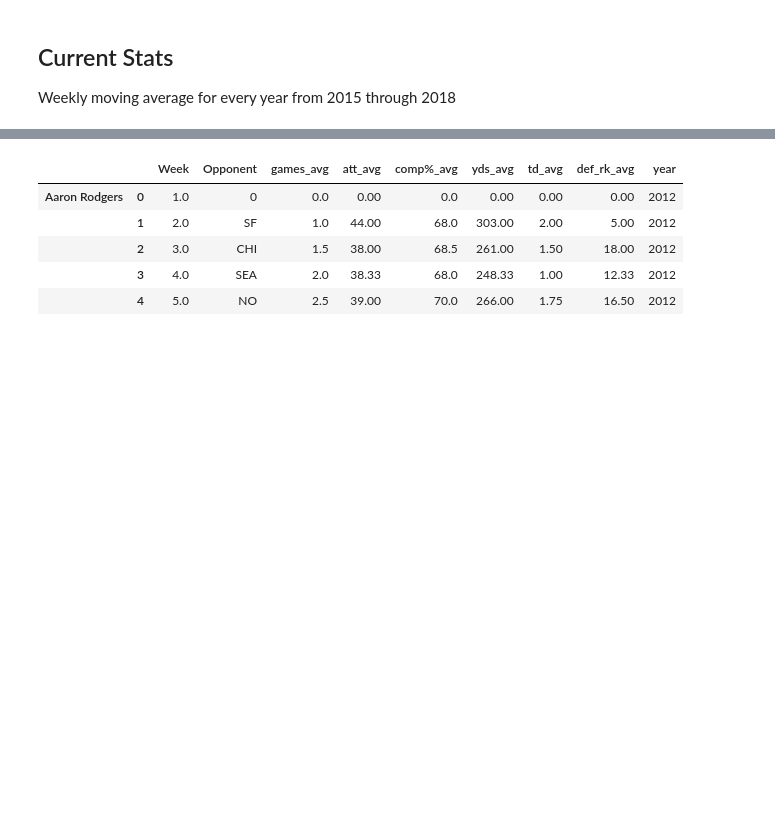
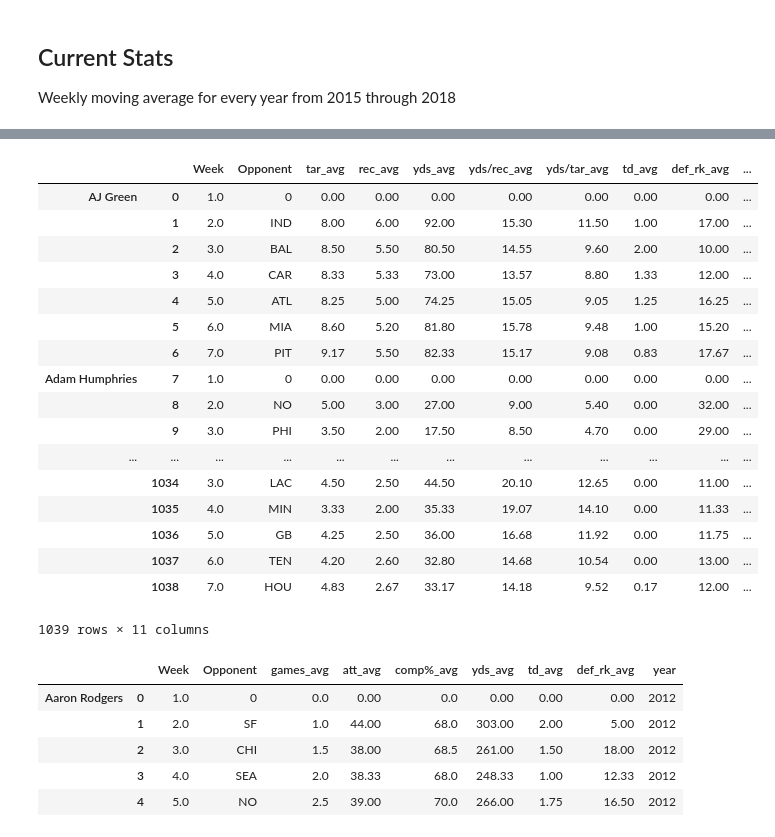
Before and after one commit to bobbdyai73/draftkings, a Jupyter notebook: feature_engineering.ipynb, the cells around one changed output, grey strips where cells are left out. Drawn from its saved outputs; the diff is of its cells as text; code cells hidden in the pictures; blank space fills up the shorter version.

```diff
--- a/feature_engineering.ipynb
+++ b/feature_engineering.ipynb
@@ -215,21 +231,29 @@ def insert_data (grouped_df):
     new_df = pd.DataFrame(index=grouped_df.index)
     for col in grouped_df: # Iterate through every attribute in the team_stats dataframe
         points=[]  # Create an empty list to hold the season average of the current attribute
+        if col not in ['games', 'h/a_1','surface_0','points']:
+            for player in grouped_df.index.levels[0]:  # Iterate through every player in the team_stats df
+                total =[]# create an empty list to hold the weekly attributes valu3
 
-        for player in grouped_df.index.levels[0]:  # Iterate through every player in the team_stats df
-            total =[]# create an empty list to hold the weekly attributes valu3
+                for week in grouped_df.loc[player].index: # Iterate throough every week for the current player
+                    total.append(grouped_df.loc[player].loc[week][col]) # Add player's value for the current week's attribute to the total list
+                    points.append(round(np.mean(total),2))  # Add the average of the total list to the season average list
 
-            for week in grouped_df.loc[player].index: # Iterate throough every week for the current player
-                total.append(grouped_df.loc[player].loc[week][col]) # Add player's value for the current week's attribute to the total list
-                points.append(round(np.mean(total),2))  # Add the average of the total list to the season average list
+            new_df['{}_avg'.format(col.lower())] = points # Insert season average list for current attribute into the current stats dataframe
+        else:
+            for player in grouped_df.index.levels[0]:  # Iterate through every player in the team_stats df
+                total =[]# create an empty list to hold the weekly attributes valu3
 
-        new_df['{}_avg'.format(col.lower())] = points # Insert season average list for current attribute into the current stats dataframe
+                for week in grouped_df.loc[player].index: # Iterate throough every week for the current player
+                    total.append(grouped_df.loc[player].loc[week][col]) # Add player's value for the current week's attribute to the total list
+
+            new_df['{}'.format(col.lower())] = total # Insert season average list for current attribute into the current stats dataframe
     return new_df
 # %%
-weekly_2012 = insert_data(qb_group['player_2012'])
-weekly_2013 = insert_data(qb_group['player_2013'])
-weekly_2014 = insert_data(qb_group['player_2014'])
-weekly_2015 = insert_data(qb_group['player_2015'])
-weekly_2016 = insert_data(qb_group['player_2016'])
-weekly_2017 = insert_data(qb_group['player_2017'])
-weekly_2018 = insert_data(qb_group['player_2018'])
+weekly_2012 = insert_data(qb_group['player_2012.0'])
+weekly_2013 = insert_data(qb_group['player_2013.0'])
+weekly_2014 = insert_data(qb_group['player_2014.0'])
+weekly_2015 = insert_data(qb_group['player_2015.0'])
+weekly_2016 = insert_data(qb_group['player_2016.0'])
+weekly_2017 = insert_data(qb_group['player_2017.0'])
+weekly_2018 = insert_data(qb_group['player_2018.0'])
@@ -236 +262,3 @@ weekly_2018 = insert_data(qb_group['player_2018'])
+# %%
+weekly_2018[] = wr_group['player_2018.0']['games']
 # %%
@@ -273,6 +311,29 @@ player_2015_shifted['year']=2015
 player_2016_shifted['year']=2016
 player_2017_shifted['year']=2017
 player_2018_shifted['year']=2018
+# %%
+player_2018_shifted['games'] = wr_group['player_2018.0']['games'].values
+# %%
+player_2018_shifted
+# %% [output]
+|  |  | Week | Opponent | tar_avg | rec_avg | yds_avg | yds/rec_avg | yds/tar_avg | td_avg | def_rk_avg | ... |
+| AJ Green | 0 | 1.0 | 0 | 0.00 | 0.00 | 0.00 | 0.00 | 0.00 | 0.00 | 0.00 | ... |
+|  | 1 | 2.0 | IND | 8.00 | 6.00 | 92.00 | 15.30 | 11.50 | 1.00 | 17.00 | ... |
+|  | 2 | 3.0 | BAL | 8.50 | 5.50 | 80.50 | 14.55 | 9.60 | 2.00 | 10.00 | ... |
+|  | 3 | 4.0 | CAR | 8.33 | 5.33 | 73.00 | 13.57 | 8.80 | 1.33 | 12.00 | ... |
+|  | 4 | 5.0 | ATL | 8.25 | 5.00 | 74.25 | 15.05 | 9.05 | 1.25 | 16.25 | ... |
+|  | 5 | 6.0 | MIA | 8.60 | 5.20 | 81.80 | 15.78 | 9.48 | 1.00 | 15.20 | ... |
+|  | 6 | 7.0 | PIT | 9.17 | 5.50 | 82.33 | 15.17 | 9.08 | 0.83 | 17.67 | ... |
+| Adam Humphries | 7 | 1.0 | 0 | 0.00 | 0.00 | 0.00 | 0.00 | 0.00 | 0.00 | 0.00 | ... |
+|  | 8 | 2.0 | NO | 5.00 | 3.00 | 27.00 | 9.00 | 5.40 | 0.00 | 32.00 | ... |
+|  | 9 | 3.0 | PHI | 3.50 | 2.00 | 17.50 | 8.50 | 4.70 | 0.00 | 29.00 | ... |
+| ... | ... | ... | ... | ... | ... | ... | ... | ... | ... | ... | ... |
+|  | 1034 | 3.0 | LAC | 4.50 | 2.50 | 44.50 | 20.10 | 12.65 | 0.00 | 11.00 | ... |
+|  | 1035 | 4.0 | MIN | 3.33 | 2.00 | 35.33 | 19.07 | 14.10 | 0.00 | 11.33 | ... |
+|  | 1036 | 5.0 | GB | 4.25 | 2.50 | 36.00 | 16.68 | 11.92 | 0.00 | 11.75 | ... |
+|  | 1037 | 6.0 | TEN | 4.20 | 2.60 | 32.80 | 14.68 | 10.54 | 0.00 | 13.00 | ... |
+|  | 1038 | 7.0 | HOU | 4.83 | 2.67 | 33.17 | 14.18 | 9.52 | 0.17 | 12.00 | ... |
+1039 rows × 11 columns
 # %%
 player_weekly_avg = pd.concat([player_2012_shifted,player_2013_shifted, player_2014_shifted,player_2015_shifted, player_2016_shifted, player_2017_shifted, player_2018_shifted])
 
```
Also changed, not shown: parts of 16 cells of this notebook, 32 other files.
